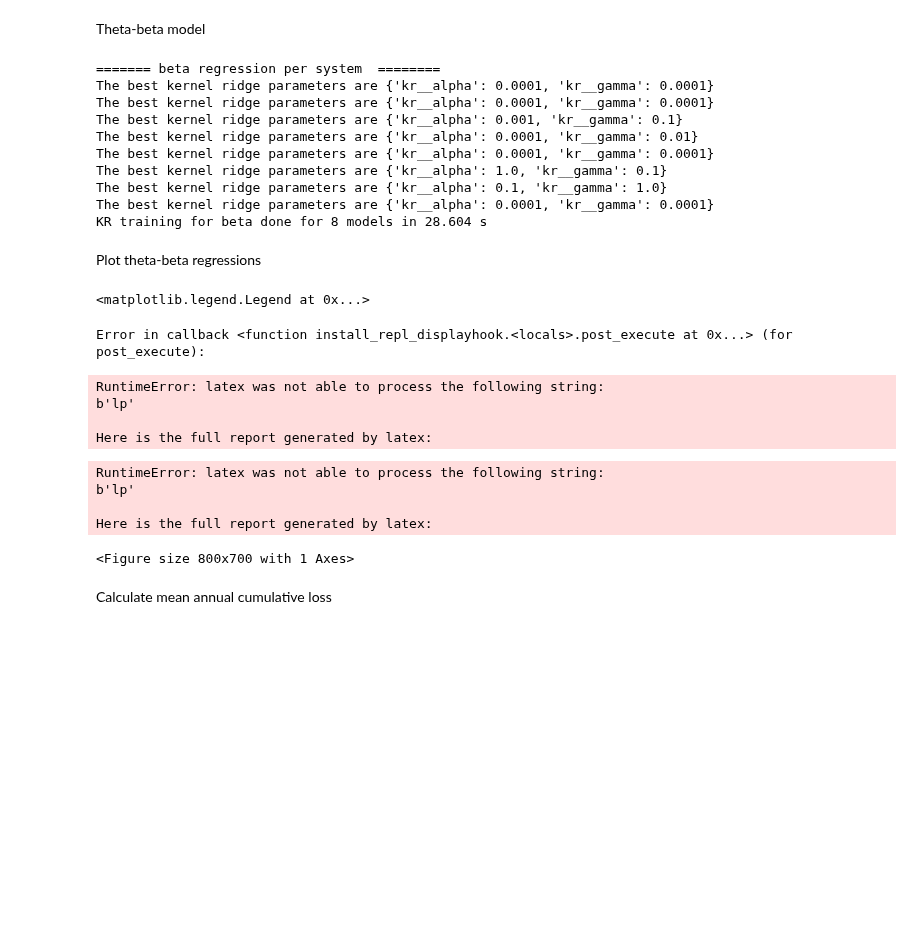
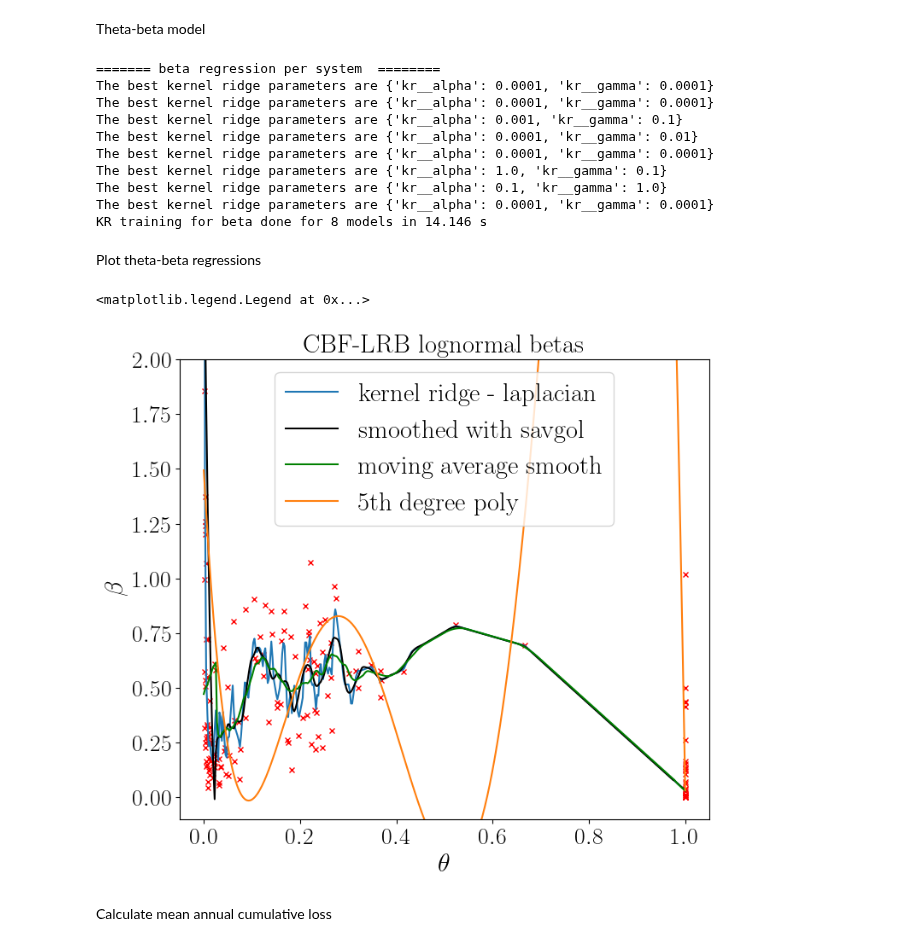
Before and after one commit to hgp297/isol-sys-database, a Jupyter notebook: src/analyses/time_anly.ipynb, the cells around one changed output. Saved outputs shown, nothing was run; the diff lists cells and outputs as text; code cells hidden in the pictures; blank space fills up the shorter version.

```diff
--- a/src/analyses/time_anly.ipynb
+++ b/src/analyses/time_anly.ipynb
@@ -1044,12 +430,6 @@ Theta-beta model
 # %%
 #%% regression models: beta
 # goal: E[beta|theta]
-
-# remove outlier may help fit quality
-df_test = df_mf_lrb.copy()
-# df_test = df_cbf_tfp[np.abs(stats.zscore(df_cbf_tfp['time_l_beta'])) < 5].copy()
-
-
 
 ### cost
 beta_covariates = [cost_var]
@@ -1059,7 +439,6 @@ mdl_beta_cost_mf_tfp.set_outcome('cost_beta')
 mdl_beta_cost_mf_tfp.test_train_split(0.2)
 
 mdl_beta_cost_mf_lrb = GP(df_mf_lrb)
-beta_covariates = [cost_var]
 mdl_beta_cost_mf_lrb.set_covariates(beta_covariates)
 mdl_beta_cost_mf_lrb.set_outcome('cost_beta')
 mdl_beta_cost_mf_lrb.test_train_split(0.2)
@@ -1082,7 +461,6 @@ mdl_beta_time_mf_tfp.set_outcome('time_l_beta')
 mdl_beta_time_mf_tfp.test_train_split(0.2)
 
 mdl_beta_time_mf_lrb = GP(df_mf_lrb)
-beta_covariates = [time_var]
 mdl_beta_time_mf_lrb.set_covariates(beta_covariates)
 mdl_beta_time_mf_lrb.set_outcome('time_l_beta')
 mdl_beta_time_mf_lrb.test_train_split(0.2)
@@ -1124,7 +502,7 @@ beta_regression_mdls = {'mdl_beta_cost_mf_tfp': mdl_beta_cost_mf_tfp,
                         'mdl_beta_time_cbf_tfp': mdl_beta_time_cbf_tfp,
                         'mdl_beta_time_cbf_lrb': mdl_beta_time_cbf_lrb}
 
-mdl_beta_cost_cbf_tfp.fit_poly(degree=5)
+mdl_beta_cost_cbf_lrb.fit_poly(degree=5)
 # %% [output]
 ======= beta regression per system  ========
 The best kernel ridge parameters are {'kr__alpha': 0.0001, 'kr__gamma': 0.0001}
@@ -1135,12 +513,10 @@ The best kernel ridge parameters are {'kr__alpha': 0.0001, 'kr__gamma': 0.0001}
 The best kernel ridge parameters are {'kr__alpha': 1.0, 'kr__gamma': 0.1}
 The best kernel ridge parameters are {'kr__alpha': 0.1, 'kr__gamma': 1.0}
 The best kernel ridge parameters are {'kr__alpha': 0.0001, 'kr__gamma': 0.0001}
-KR training for beta done for 8 models in 28.604 s
+KR training for beta done for 8 models in 14.146 s
 # %% [markdown]
 Plot theta-beta regressions
 # %%
-#%%
-
 # low loss & extremely high loss = less dispersion
 # extremely low loss: variance high bc of scaling/relative
 # moderate loss: greater dispersion
@@ -1149,57 +525,48 @@ plt.close('all')
 fig = plt.figure(figsize=(8, 7))
 ax1=fig.add_subplot(1, 1, 1)
 
-ax1.plot([np.array(mdl_beta_cost_cbf_tfp.X_train).ravel()], [mdl_beta_cost_cbf_tfp.y_train],
+ax1.plot([np.array(mdl_beta_cost_cbf_lrb.X_train).ravel()], [mdl_beta_cost_cbf_lrb.y_train],
           marker='x', markersize=5, color="red")
 
 nplot = 400
 xx_pr = np.linspace(1e-4, 1.0, nplot).reshape(-1,1)
-yy_pr = mdl_beta_cost_cbf_tfp.kr.predict(xx_pr)
+yy_pr = mdl_beta_cost_cbf_lrb.kr.predict(xx_pr)
 ax1.plot(xx_pr, yy_pr, label='kernel ridge - laplacian')
 
 # TODO: in truth, you should not use filter/smoothing, but rather achieve smoothing
 # through kernel hyperparameter bounds
 
 def smooth(y, box_pts):
     box = np.ones(box_pts)/box_pts
     y_smooth = np.convolve(y, box, mode='same')
     # cumsum = np.cumsum(np.insert(y, 0, 0))
     # return (cumsum[box_pts:] - cumsum[:-box_pts]) / float(box_pts)
     return y_smooth
 
 from scipy.signal import savgol_filter
 
 y_sg = savgol_filter(yy_pr.ravel(), int(.05*nplot), 2)
 ax1.plot(xx_pr, y_sg, color='black', label='smoothed with savgol')
 
 y_sm = smooth(yy_pr.ravel(), int(.05*nplot))
 ax1.plot(xx_pr, y_sm, color='green', label='moving average smooth')
 
-# yy_pr = mdl_beta_cost_cbf_tfp.o_ridge.predict(xx_pr)
+# yy_pr = mdl_beta_cost_cbf_lrb.o_ridge.predict(xx_pr)
 # ax1.plot(xx_pr, yy_pr, label='ordinary ridge')
 
-# yy_pr = mdl_beta_cost_cbf_tfp.gpr.predict(xx_pr)
+# yy_pr = mdl_beta_cost_cbf_lrb.gpr.predict(xx_pr)
 # ax1.plot(xx_pr, yy_pr, label='gpr-rq')
 
-yy_pr = mdl_beta_cost_cbf_tfp.poly.predict(xx_pr)
+yy_pr = mdl_beta_cost_cbf_lrb.poly.predict(xx_pr)
 ax1.plot(xx_pr, yy_pr, label='5th degree poly')
 ax1.set_ylim([-.1, 2])
-ax1.set_title(r'CBF-TFP lognormal betas', fontsize=axis_font)
+ax1.set_title(r'CBF-LRB lognormal betas', fontsize=axis_font)
 ax1.set_xlabel(r'$\theta$', fontsize=axis_font)
 ax1.set_ylabel(r'$\beta$', fontsize=axis_font)
 ax1.legend(fontsize=axis_font)
 # %% [output]
 <matplotlib.legend.Legend at 0x...>
-Error in callback <function install_repl_displayhook.<locals>.post_execute at 0x...> (for post_execute):
-RuntimeError: latex was not able to process the following string:
-b'lp'
-
-Here is the full report generated by latex:
-RuntimeError: latex was not able to process the following string:
-b'lp'
-
-Here is the full report generated by latex:
-<Figure size 800x700 with 1 Axes>
+[figure, added]
 # %% [markdown]
 Calculate mean annual cumulative loss
 # %%
```
Also changed, not shown: parts of 24 cells of this notebook, 2 other files.
